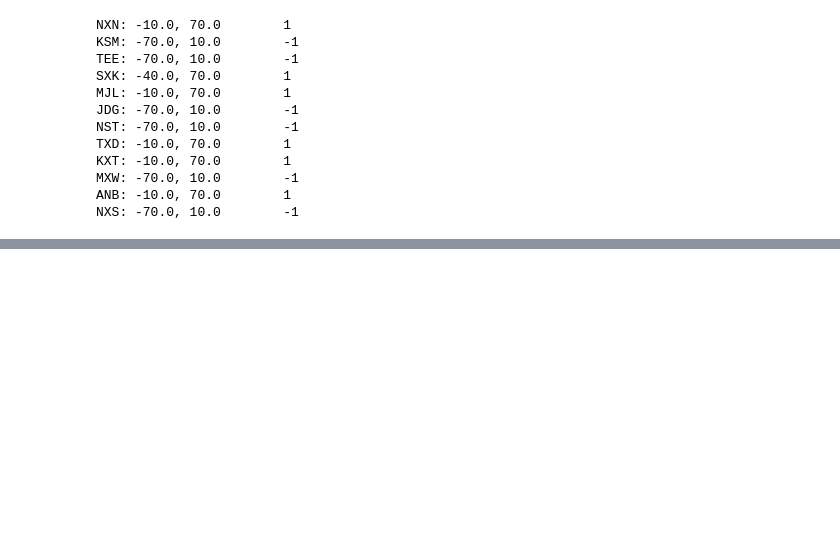
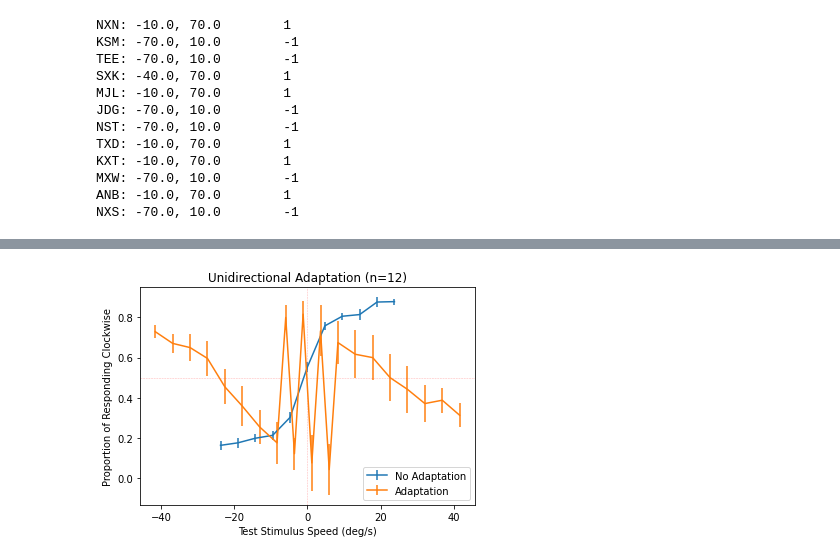
Before and after one commit to alexxyu/mae-experiment, a Jupyter notebook: Psychometric Fitting.ipynb, the cells around one changed output, grey strips where cells are left out. Drawn from its saved outputs; the diff is of its cells as text; code cells hidden in the pictures; blank space fills up the shorter version.

```diff
--- a/Psychometric Fitting.ipynb
+++ b/Psychometric Fitting.ipynb
@@ -96,0 +230,70 @@ output.to_csv('GaussFitData.csv')
+# %%
+files = glob.glob('data/Bidirectional/*.csv')
+files = [f for f in files if '_practice' not in f]
+files.sort()
+
+files_noadapt = []
+files_adapt = glob.glob('data/Unidirectional/*.csv')
+for subject in subjects:
+    tmp = [f for f in files if subject in f]
+    files_noadapt.append(tmp[-1])
+    assert('_noAdapt' in tmp[0])
+
+speeds_noadapt, props_noadapt = [], []
+for f in files_noadapt:
+    data = pd.read_csv(f, index_col=0)
+    count_data = data.groupby('Test Speed')['Response'].apply(lambda x: x[x.str.contains('right')].count())
+    total_counts = data.groupby('Test Speed').count()['Response']
+    speeds_noadapt = count_data.index.tolist()
+
+    right_counts = count_data.tolist()
+    right_props = [r / c for r, c in zip(right_counts, total_counts)]
+    props_noadapt.append(right_props)
+
+adapt_data = dict()
+for f in files_adapt:
+    data = pd.read_csv(f, index_col=0)
+    count_data = data.groupby('Test Speed')['Response'].apply(lambda x: x[x.str.contains('right')].count())
+    total_counts = data.groupby('Test Speed').count()['Response']
+    speeds = count_data.index.tolist()
+
+    right_counts = count_data.tolist()
+    right_props = [r / c for r, c in zip(right_counts, total_counts)]
+
+    for speed, prop in zip(speeds, right_props):
+        if -speed not in adapt_data.keys():
+            adapt_data[-speed] = []
+        adapt_data[-speed].append(prop)
+
+speeds_noadapt = [s*0.595 for s in speeds_noadapt]
+speeds_adapt = [s*0.595 for s in adapt_data.keys()]
+
+props_avg_noadapt = np.mean(props_noadapt, axis=0)
+props_avg_adapt = [np.mean(p) for p in adapt_data.values()]
+props_avg_adapt = [x for _,x in sorted(zip(speeds_adapt, props_avg_adapt))]
+speeds_adapt.sort()
+
+print("No Adapt Stats")
+print("==============")
+print(props_avg_noadapt)
+print(sem(props_noadapt, axis=0))
+
+print("Adapt Stats")
+print("===========")
+print(props_avg_adapt)
+print(sem(props_adapt, axis=0))
+
+plt.clf()
+#plt.scatter(speeds, props_avg_noadapt, label='No Adaptation', edgecolors='black', facecolors='none', marker='s')
+#plt.scatter(speeds, props_avg_adapt, label='Adaptation', edgecolors='black', facecolors='none', marker='^')
+plt.errorbar(speeds_noadapt, props_avg_noadapt, yerr=sem(props_noadapt, axis=0), label='No Adaptation')
+plt.errorbar(speeds_adapt, props_avg_adapt, yerr=[sem(p) for p in adapt_data.values()], label='Adaptation')
+
+plt.axhline(y=0.5, color='r', linewidth=0.5, linestyle='dashed', alpha=0.3)
+plt.axvline(x=0, color='r', linewidth=0.5, linestyle='dashed', alpha=0.3)
+plt.title(f'Unidirectional Adaptation (n=12)')
+plt.xlabel('Test Stimulus Speed (deg/s)')
+plt.ylabel('Proportion of Responding Clockwise')
+plt.legend(loc='lower right')
+plt.savefig(f'newplots/average_2b.svg')
+# %% [output]
@@ -96,0 +311 @@ output.to_csv('GaussFitData.csv')
+[figure, added]
```
Also changed, not shown: parts of 6 cells of this notebook.
